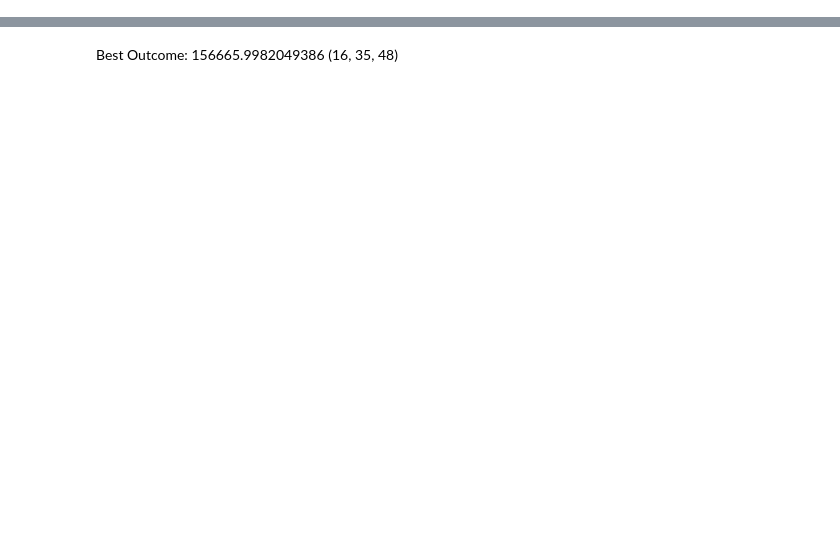
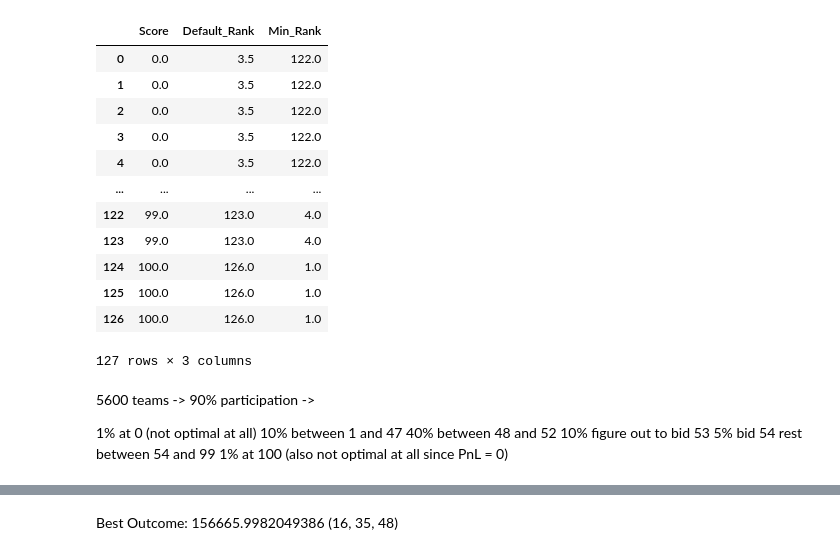
Before and after one commit to paulmaxeiner/imc-prosperity-4, a Jupyter notebook: round2/manual.ipynb, the cells around one changed output, grey strips where cells are left out. Drawn from its saved outputs; the diff is of its cells as text; code cells hidden in the pictures; blank space fills up the shorter version.

```diff
--- a/round2/manual.ipynb
+++ b/round2/manual.ipynb
@@ -75,0 +241,39 @@ plt.show()
+# %%
+
+data = {'Score': [0,0,0, 1, 2, 2, 3, 4, 49, 50, 51, 52, 52, 53, 96, 85, 90, 100, 100]}
+rng = np.random.default_rng()
+samples = rng.normal(loc=50, scale=10.0, size=100)
+samples = np.concatenate([samples,[0,0,0,0,0,0,49,50,51,52,52,52,52,52,52,53,53,53,54,55,56,99,99,99,100,100,100]])
+data = {'Score': sorted(samples)}
+df = pd.DataFrame(data)
+
+# Default ranking (average method, ascending)
+df['Default_Rank'] = df['Score'].rank()
+
+# Dense ranking (no gaps, descending)
+df['Min_Rank'] = df['Score'].rank(method='min', ascending=False)
+df
+# %% [output]
+|  | Score | Default_Rank | Min_Rank |
+| 0 | 0.0 | 3.5 | 122.0 |
+| 1 | 0.0 | 3.5 | 122.0 |
+| 2 | 0.0 | 3.5 | 122.0 |
+| 3 | 0.0 | 3.5 | 122.0 |
+| 4 | 0.0 | 3.5 | 122.0 |
+| ... | ... | ... | ... |
+| 122 | 99.0 | 123.0 | 4.0 |
+| 123 | 99.0 | 123.0 | 4.0 |
+| 124 | 100.0 | 126.0 | 1.0 |
+| 125 | 100.0 | 126.0 | 1.0 |
+| 126 | 100.0 | 126.0 | 1.0 |
+127 rows × 3 columns
+# %% [markdown]
+5600 teams -> 90% participation ->
+
+1% at 0 (not optimal at all)
+10% between 1 and 47
+40% between 48 and 52
+10% figure out to bid 53
+5% bid 54
+rest between 54 and 99
+1% at 100 (also not optimal at all since PnL = 0)
```
Also changed, not shown: parts of 11 cells of this notebook, 2 other files.
